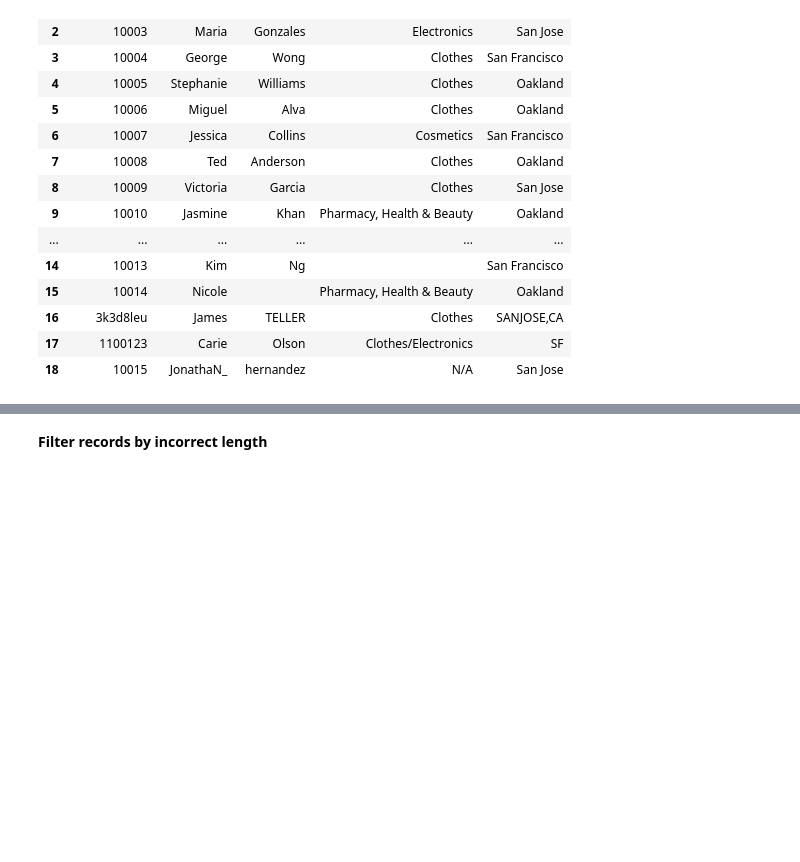
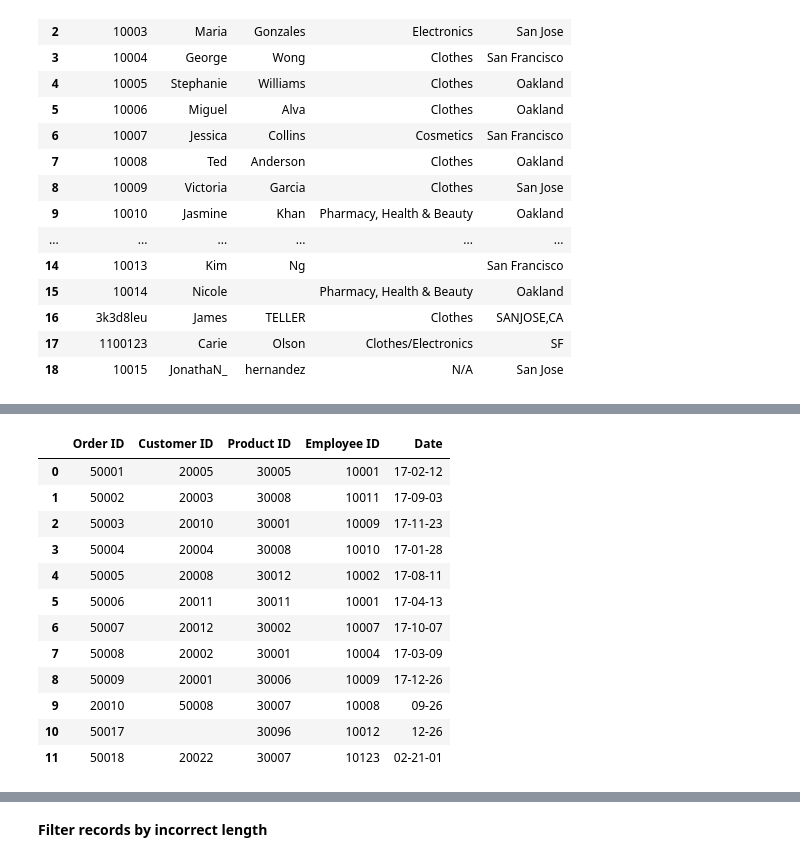
Before and after one commit to PacktPublishing/Hands-On-Data-Analytics-for-Beginners-with-Google-Colaboratory-Video-, a Jupyter notebook: Preparing and Transforming Data.ipynb, the cells around one changed output, grey strips where cells are left out. Cells and saved outputs as stored; diff of their text form; code cells hidden in the pictures; blank space fills up the shorter version.

```diff
--- a/Preparing and Transforming Data.ipynb
+++ b/Preparing and Transforming Data.ipynb
@@ -52,5 +85,19 @@ display(products)
 # %%
 orders = get_df('Sales', 3)
-display(orders)
+orders
+# %% [output]
+|  | Order ID | Customer ID | Product ID | Employee ID | Date |
+| 0 | 50001 | 20005 | 30005 | 10001 | 17-02-12 |
+| 1 | 50002 | 20003 | 30008 | 10011 | 17-09-03 |
+| 2 | 50003 | 20010 | 30001 | 10009 | 17-11-23 |
+| 3 | 50004 | 20004 | 30008 | 10010 | 17-01-28 |
+| 4 | 50005 | 20008 | 30012 | 10002 | 17-08-11 |
+| 5 | 50006 | 20011 | 30011 | 10001 | 17-04-13 |
+| 6 | 50007 | 20012 | 30002 | 10007 | 17-10-07 |
+| 7 | 50008 | 20002 | 30001 | 10004 | 17-03-09 |
+| 8 | 50009 | 20001 | 30006 | 10009 | 17-12-26 |
+| 9 | 20010 | 50008 | 30007 | 10008 | 09-26 |
+| 10 | 50017 |  | 30096 | 10012 | 12-26 |
+| 11 | 50018 | 20022 | 30007 | 10123 | 02-21-01 |
 # %%
 suppliers = get_df('Sales', 4)
```
Also changed, not shown: parts of 100 cells of this notebook, 3 other files.
